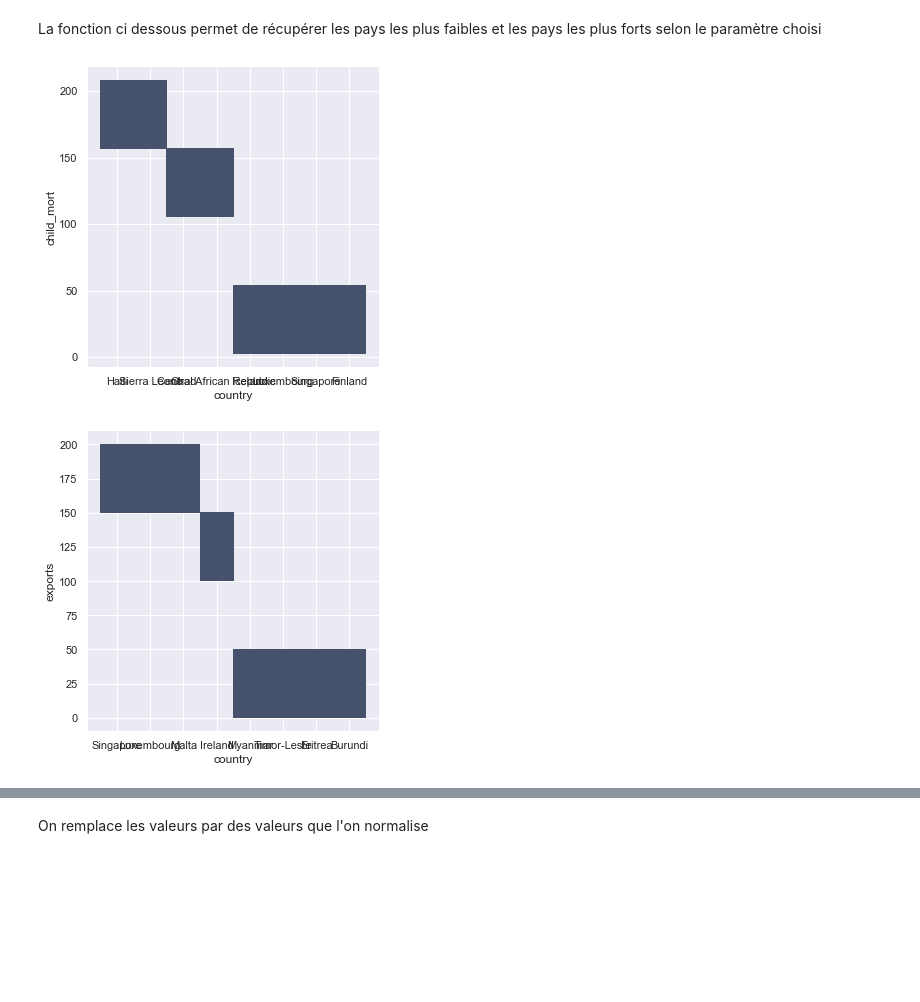
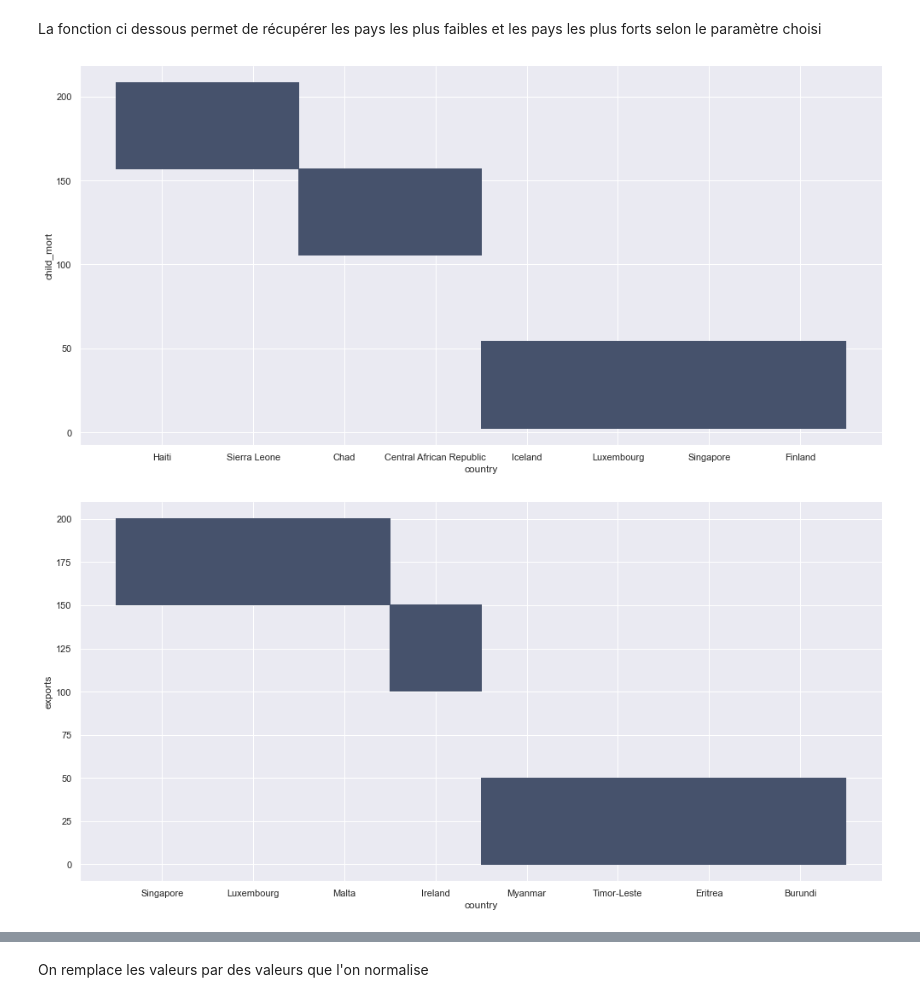
Before and after one commit to Vincent-Ta/Country_classification, a Jupyter notebook: main.ipynb, the cells around one changed output, grey strips where cells are left out. Drawn from its saved outputs; the diff is of its cells as text; code cells hidden in the pictures; blank space fills up the shorter version.

```diff
--- a/main.ipynb
+++ b/main.ipynb
@@ -117,8 +120,9 @@ def extreme_country(feature, n):
 # %%
 for i in country_data.columns.values :
     #Pour chaque feature, on print les histogrammes mais ca fait des boites
     df = extreme_country(i, 4)
-    sns.displot(df, x='country', y=df.columns.values[0])
+
+    sns.displot(df, x='country', y=df.columns.values[0], height=7, aspect=2)
 # %% [output]
-[figure, old version]
+[figure, new version]
-[figure, old version]
+[figure, new version]
```
Also changed, not shown: parts of 8 cells of this notebook.
